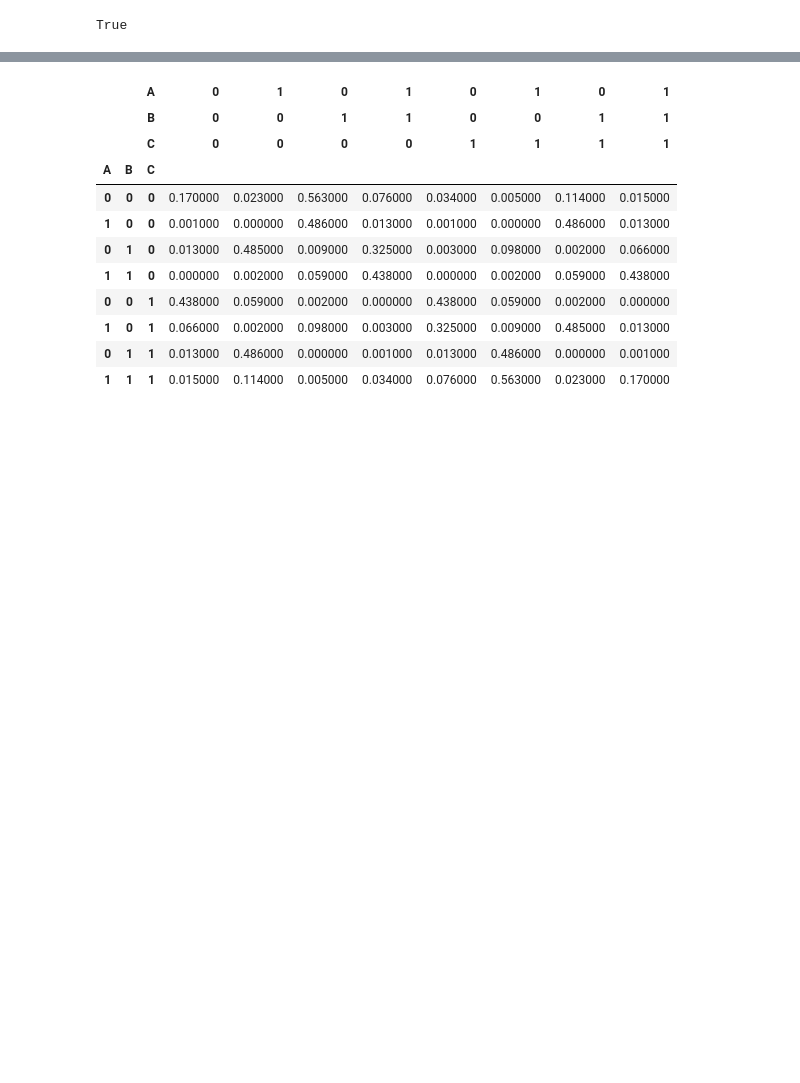
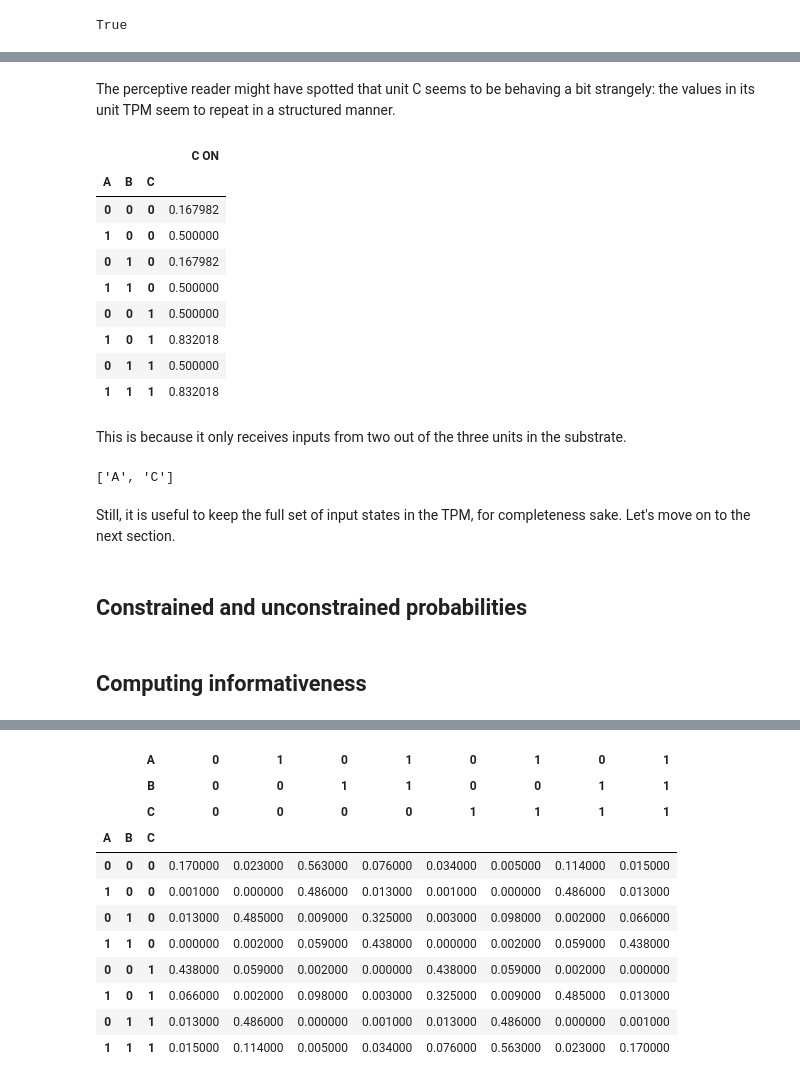
Before and after one commit to bjorneju/IIT_wiki_tutorial, a Jupyter notebook: notebooks/1_assessing_existence.ipynb, the cells around one changed output, grey strips where cells are left out. Cells and saved outputs as stored; diff of their text form; code cells hidden in the pictures; blank space fills up the shorter version.

```diff
--- a/notebooks/1_assessing_existence.ipynb
+++ b/notebooks/1_assessing_existence.ipynb
@@ -211,0 +227,27 @@ True
+# %% [markdown]
+The perceptive reader might have spotted that unit C seems to be behaving a bit strangely: the values in its unit TPM seem to repeat in a structured manner.
+# %%
+viz.unit_tpm(substrate,'C')
+# %% [output]
+|  |  |  | C ON |
+| A | B | C |  |
+| 0 | 0 | 0 | 0.167982 |
+| 1 | 0 | 0 | 0.500000 |
+| 0 | 1 | 0 | 0.167982 |
+| 1 | 1 | 0 | 0.500000 |
+| 0 | 0 | 1 | 0.500000 |
+| 1 | 0 | 1 | 0.832018 |
+| 0 | 1 | 1 | 0.500000 |
+| 1 | 1 | 1 | 0.832018 |
+# %% [markdown]
+This is because it only receives inputs from two out of the three units in the substrate.
+# %%
+utils.possible_inputs(substrate, 'C')
+# %% [output]
+['A', 'C']
+# %% [markdown]
+Still, it is useful to keep the full set of input states in the TPM, for completeness sake. Let's move on to the next section.
+# %% [markdown]
+## Constrained and unconstrained probabilities
+# %% [markdown]
+## Computing informativeness
```
Also changed, not shown: parts of 9 cells of this notebook, 5 other files.
